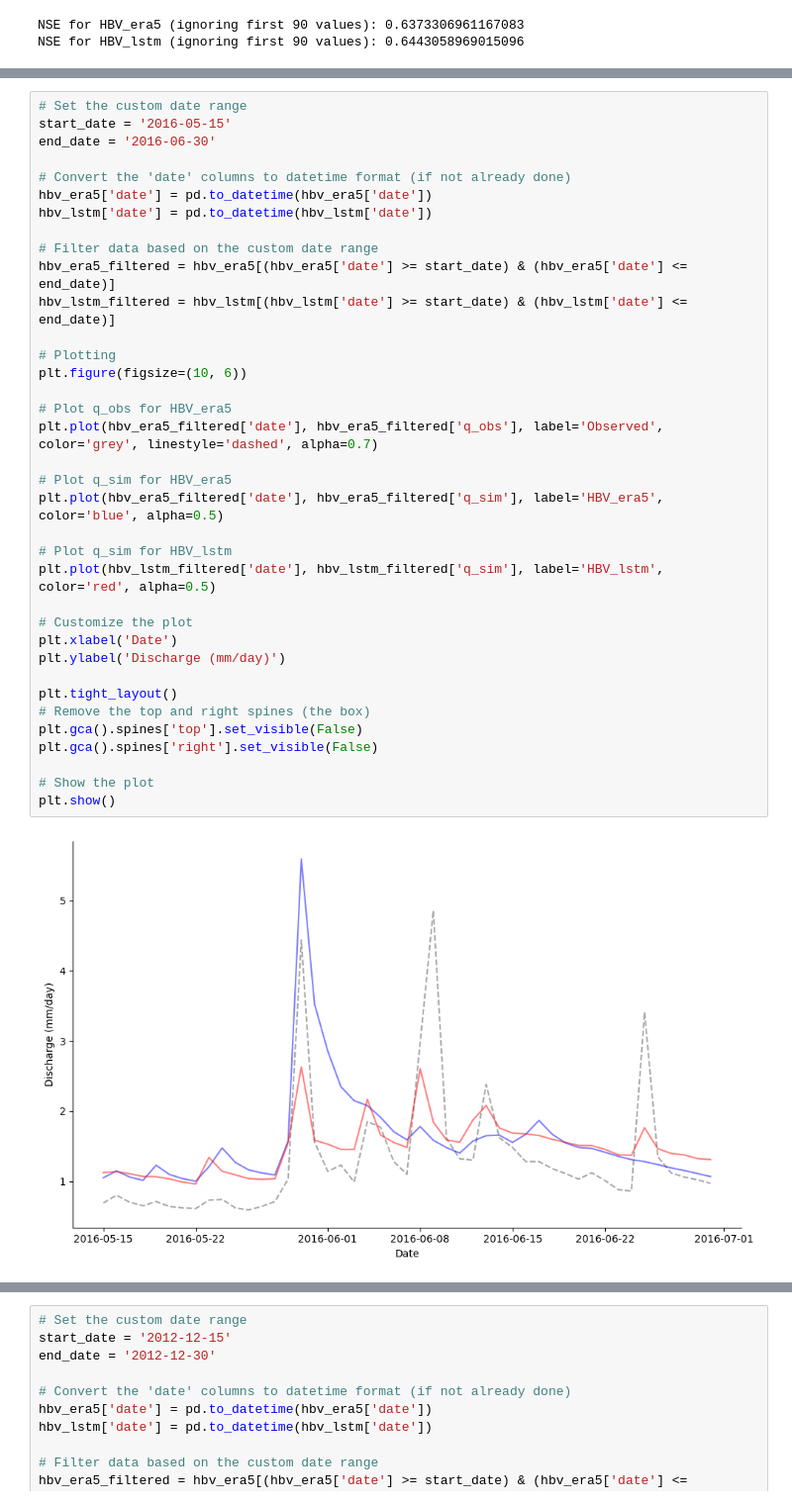
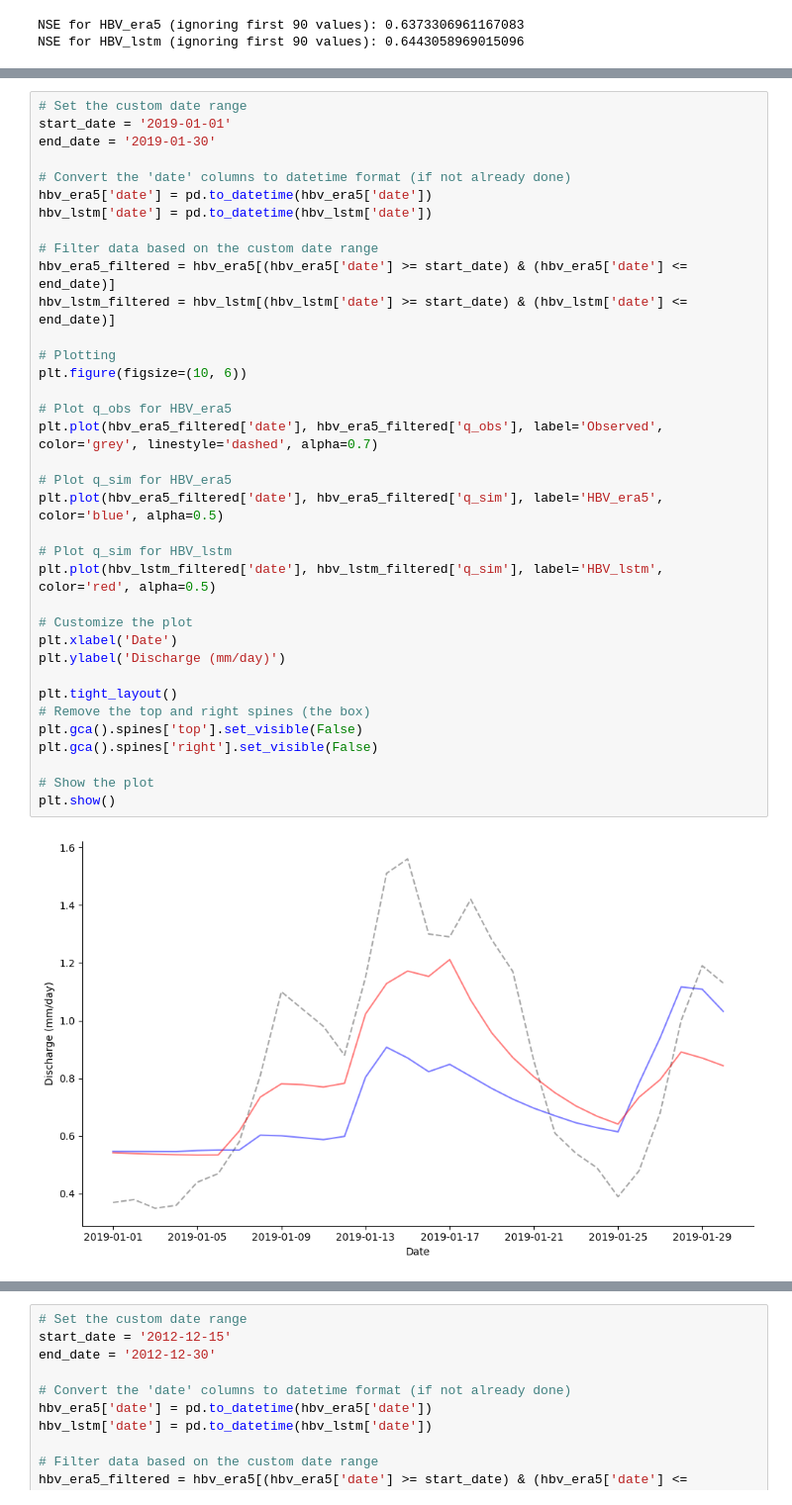
Before and after one commit to Ash-Manoj/Hy2DL_Caravan, a Jupyter notebook: Hy2DL/results/conceptual_models_CARAVAN/analysis_plots.ipynb, the cells around one changed output, grey strips where cells are left out. Shown: that part at 99% size. Cells and saved outputs as stored; diff of their text form.

```diff
--- a/Hy2DL/results/conceptual_models_CARAVAN/analysis_plots.ipynb
+++ b/Hy2DL/results/conceptual_models_CARAVAN/analysis_plots.ipynb
@@ -210,38 +210,38 @@ plt.show()
 # %%
 # Set the custom date range
-start_date = '2016-05-15'
-end_date = '2016-06-30'
+start_date = '2019-01-01'
+end_date = '2019-01-30'
 
 # Convert the 'date' columns to datetime format (if not already done)
 hbv_era5['date'] = pd.to_datetime(hbv_era5['date'])
 hbv_lstm['date'] = pd.to_datetime(hbv_lstm['date'])
 
 # Filter data based on the custom date range
 hbv_era5_filtered = hbv_era5[(hbv_era5['date'] >= start_date) & (hbv_era5['date'] <= end_date)]
 hbv_lstm_filtered = hbv_lstm[(hbv_lstm['date'] >= start_date) & (hbv_lstm['date'] <= end_date)]
 
 # Plotting
 plt.figure(figsize=(10, 6))
 
 # Plot q_obs for HBV_era5
 plt.plot(hbv_era5_filtered['date'], hbv_era5_filtered['q_obs'], label='Observed', color='grey', linestyle='dashed', alpha=0.7)
 
 # Plot q_sim for HBV_era5
 plt.plot(hbv_era5_filtered['date'], hbv_era5_filtered['q_sim'], label='HBV_era5', color='blue', alpha=0.5)
 
 # Plot q_sim for HBV_lstm
 plt.plot(hbv_lstm_filtered['date'], hbv_lstm_filtered['q_sim'], label='HBV_lstm', color='red', alpha=0.5)
 
 # Customize the plot
 plt.xlabel('Date')
 plt.ylabel('Discharge (mm/day)')
 
 plt.tight_layout()
 # Remove the top and right spines (the box)
 plt.gca().spines['top'].set_visible(False)
 plt.gca().spines['right'].set_visible(False)
 
 # Show the plot
 plt.show()
 # %% [output]
-[figure, old version]
+[figure, new version]
```
Also changed, not shown: parts of 5 cells of this notebook.
